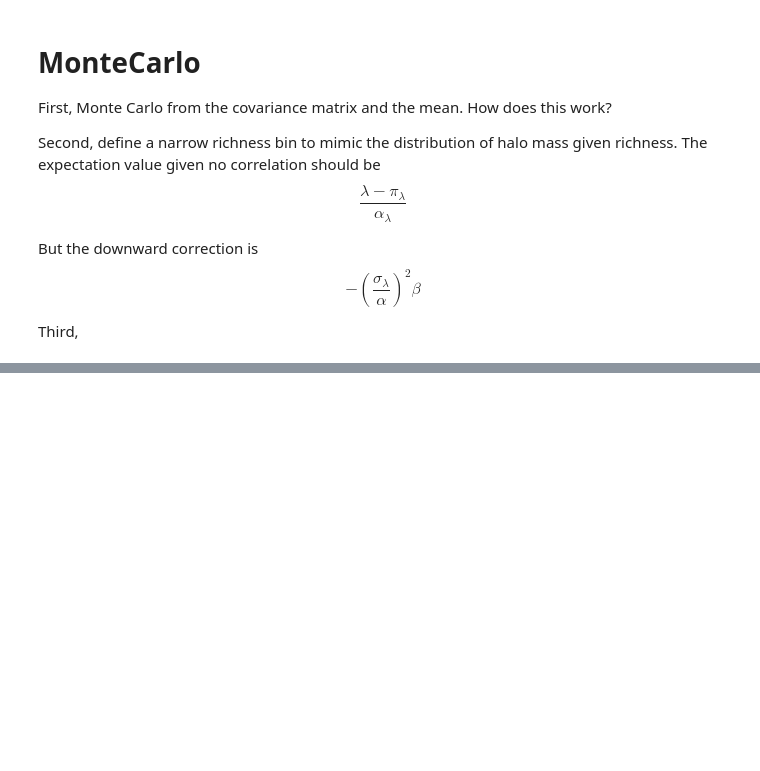
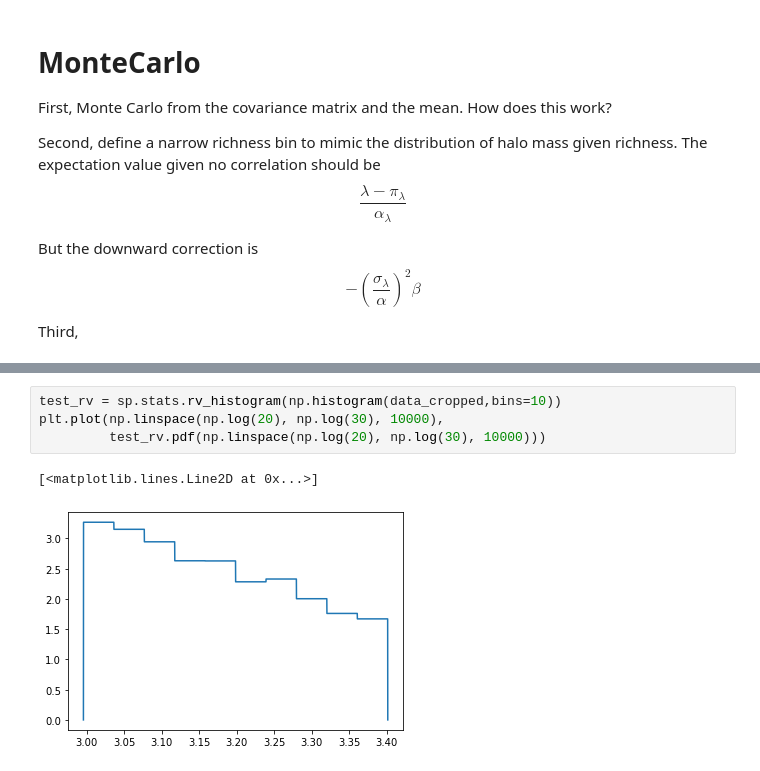
Before and after one commit to zchvsre/des_spt_selection, a Jupyter notebook: heidicode/three_variable_monte_carlo_integral.ipynb, the cells around one changed output, grey strips where cells are left out. Drawn from its saved outputs; the diff is of its cells as text; blank space fills up the shorter version.

```diff
--- a/heidicode/three_variable_monte_carlo_integral.ipynb
+++ b/heidicode/three_variable_monte_carlo_integral.ipynb
@@ -55,0 +99,7 @@ lam_array, SZ_array, diff_array, count_array = mco.MC_calculate_mean_Mwl_given_l
+# %%
+test_rv = sp.stats.rv_histogram(np.histogram(data_cropped,bins=10))
+plt.plot(np.linspace(np.log(20), np.log(30), 10000),
+         test_rv.pdf(np.linspace(np.log(20), np.log(30), 10000)))
+# %% [output]
+[<matplotlib.lines.Line2D at 0x...>]
+[figure, added]
```
Also changed, not shown: parts of 36 cells of this notebook, 1 other file.
